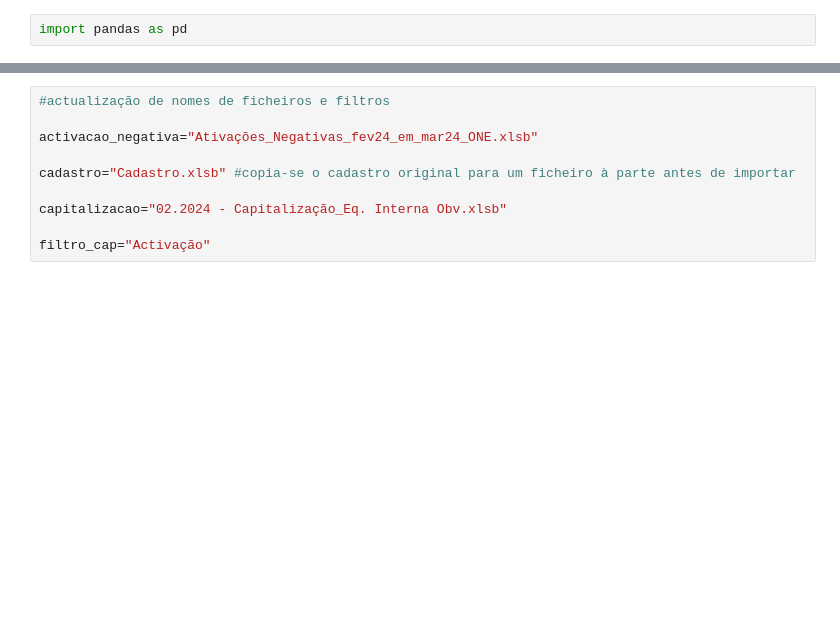
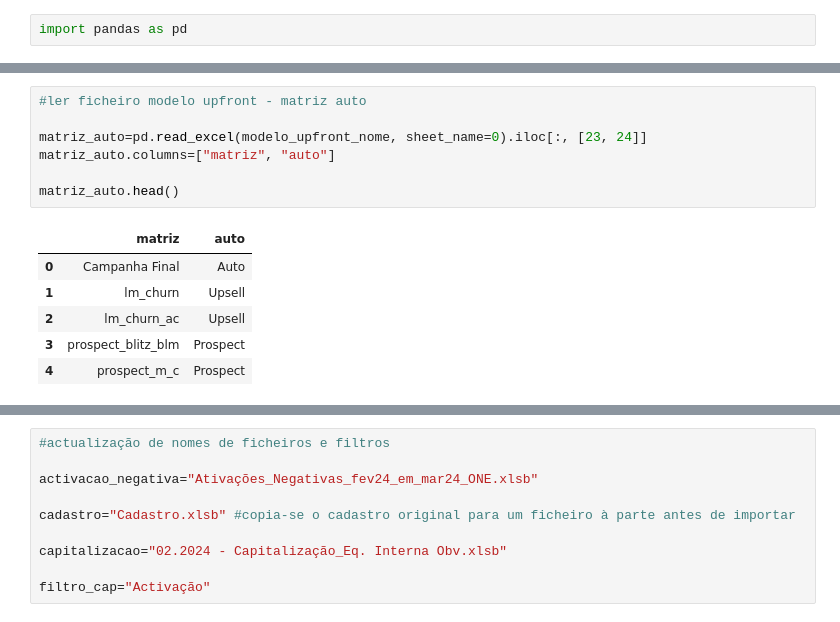
Before and after one commit to josepmatias/ONE, a Jupyter notebook: auto_one.ipynb, the cells around one changed output, grey strips where cells are left out. Saved outputs shown, nothing was run; the diff lists cells and outputs as text; blank space fills up the shorter version.

```diff
--- a/auto_one.ipynb
+++ b/auto_one.ipynb
@@ -8,0 +62,14 @@ Requirement already satisfied: pyxlsb in /usr/local/lib/python3.10/dist-packages
+# %%
+#ler ficheiro modelo upfront - matriz auto
+
+matriz_auto=pd.read_excel(modelo_upfront_nome, sheet_name=0).iloc[:, [23, 24]]
+matriz_auto.columns=["matriz", "auto"]
+
+matriz_auto.head()
+# %% [output]
+|  | matriz | auto |
+| 0 | Campanha Final | Auto |
+| 1 | lm_churn | Upsell |
+| 2 | lm_churn_ac | Upsell |
+| 3 | prospect_blitz_blm | Prospect |
+| 4 | prospect_m_c | Prospect |
```
Also changed, not shown: parts of 11 cells of this notebook.
